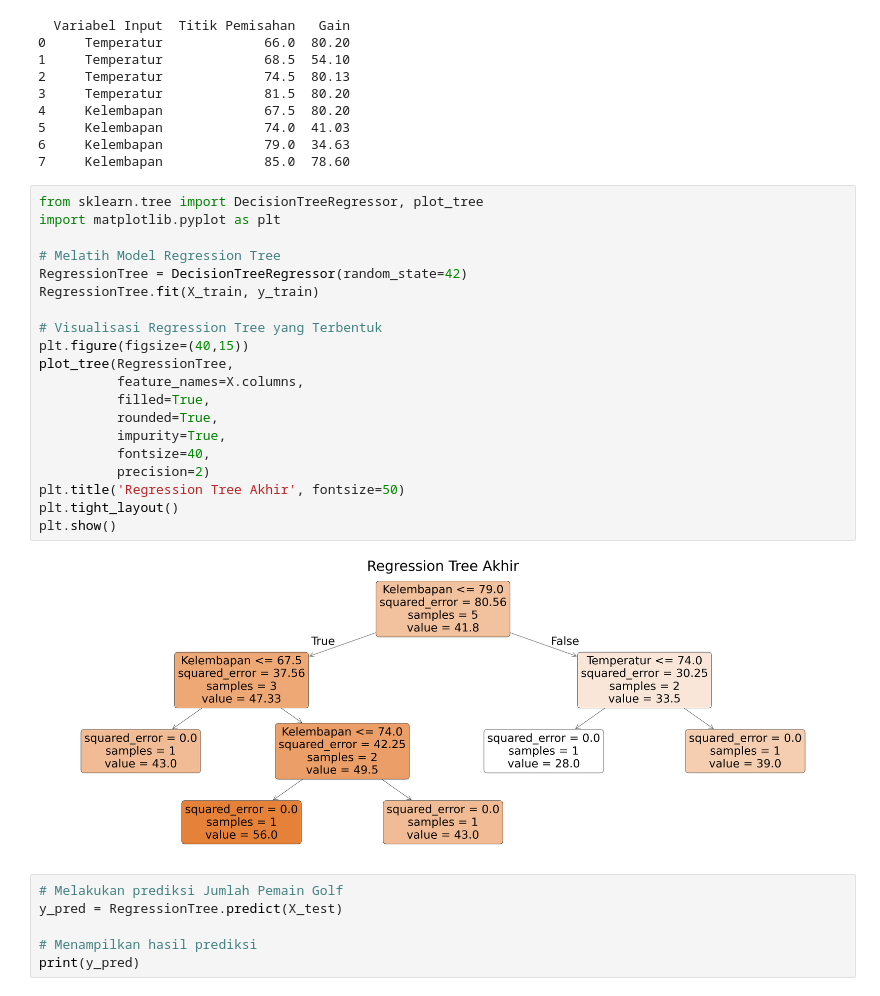
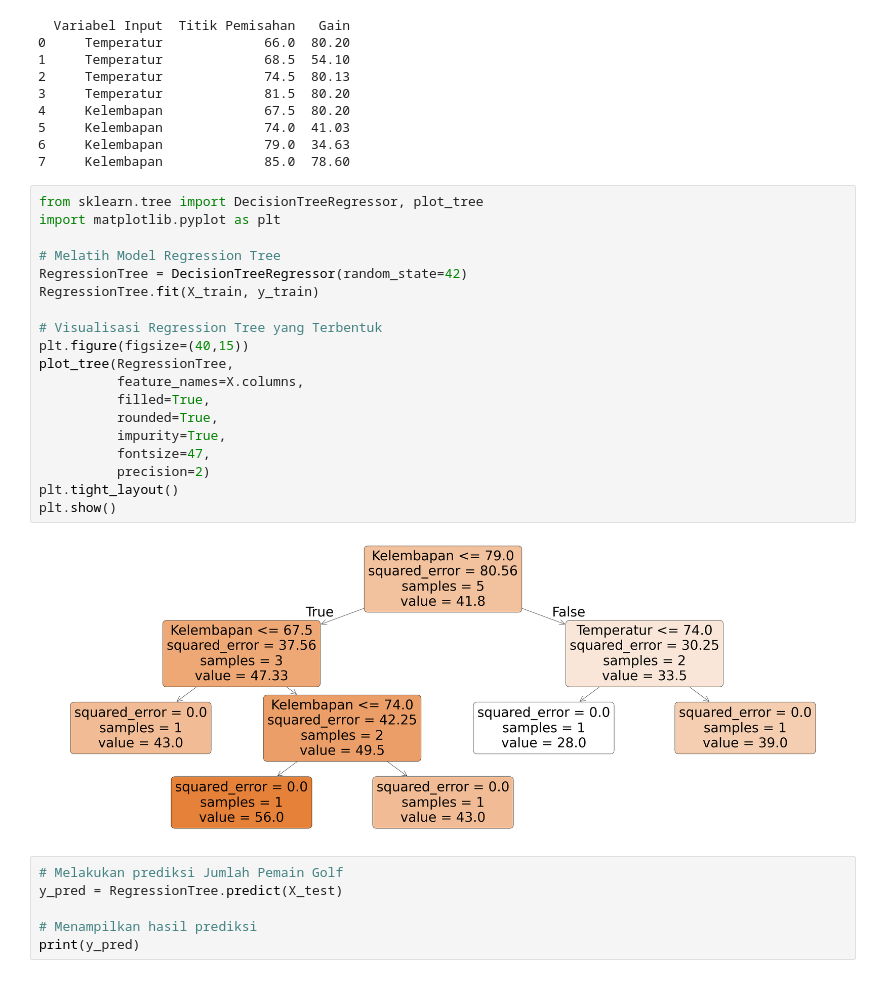
Before and after one commit to MartinoSimatupang/Skripsi-Martino-Simatupang, a Jupyter notebook: Listing Program RF, Regression Tree, dan BO/Algoritma Regression Tree.ipynb, the cells around one changed output. Saved outputs shown, nothing was run; the diff lists cells and outputs as text.

```diff
--- a/Listing Program RF, Regression Tree, dan BO/Algoritma Regression Tree.ipynb
+++ b/Listing Program RF, Regression Tree, dan BO/Algoritma Regression Tree.ipynb
@@ -164,25 +164,24 @@ print(results)
 # %%
 from sklearn.tree import DecisionTreeRegressor, plot_tree
 import matplotlib.pyplot as plt
 
 # Melatih Model Regression Tree
 RegressionTree = DecisionTreeRegressor(random_state=42)
 RegressionTree.fit(X_train, y_train)
 
 # Visualisasi Regression Tree yang Terbentuk
 plt.figure(figsize=(40,15))
 plot_tree(RegressionTree,
           feature_names=X.columns,
           filled=True,
           rounded=True,
           impurity=True,
-          fontsize=40,
+          fontsize=47,
           precision=2)
-plt.title('Regression Tree Akhir', fontsize=50)
 plt.tight_layout()
 plt.show()
 # %% [output]
-[figure, old version]
+[figure, new version]
 # %%
 # Melakukan prediksi Jumlah Pemain Golf
 y_pred = RegressionTree.predict(X_test)
```
Also changed, not shown: 3 other files.
